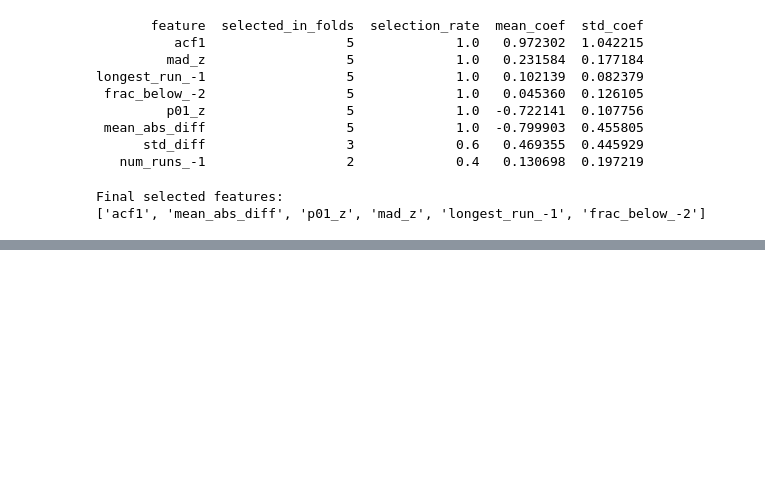
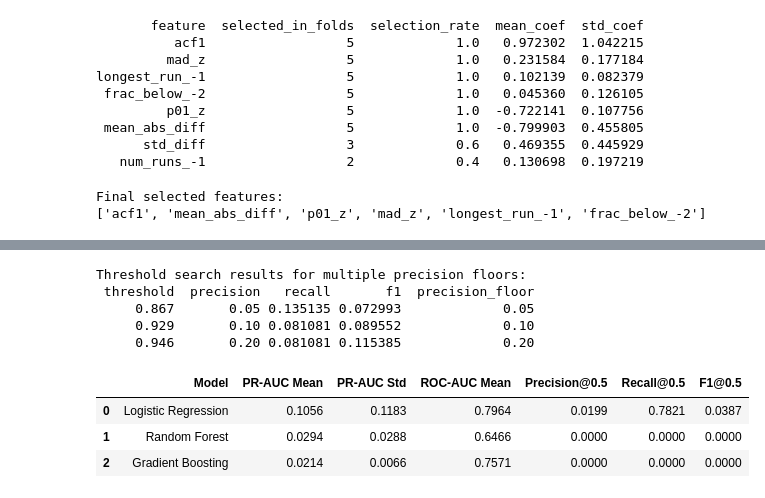
Before and after one commit to snedpie/exoplanet-hunting, a Jupyter notebook: main.ipynb, the cells around one changed output, grey strips where cells are left out. Cells and saved outputs as stored; diff of their text form; code cells hidden in the pictures; blank space fills up the shorter version.

```diff
--- a/main.ipynb
+++ b/main.ipynb
@@ -860,0 +1788,74 @@ Metric helpers ready:
+# %%
+# Run the same threshold search for precision floors 0.05, 0.10, and 0.20 to see which ones are stronger, and show a tradeoff curve
+
+precision_floors = [0.05, 0.10, 0.20]
+threshold_results = []
+
+for pf in precision_floors:
+    result = find_threshold_for_min_precision(
+        y_true=y_train,
+        y_prob=logit_oof_prob,
+        min_precision=pf,
+        n_steps=1001
+    )
+    result["precision_floor"] = pf
+    threshold_results.append(result)
+
+threshold_results_df = pd.DataFrame(threshold_results)
+print("Threshold search results for multiple precision floors:")
+print(threshold_results_df.round(6).to_string(index=False))
+# %% [output]
+Threshold search results for multiple precision floors:
+ threshold  precision   recall       f1  precision_floor
+     0.867       0.05 0.135135 0.072993             0.05
+     0.929       0.10 0.081081 0.089552             0.10
+     0.946       0.20 0.081081 0.115385             0.20
+# %%
+import pandas as pd
+
+def get_metric(summary_df, metric_name):
+    return summary_df.loc[summary_df["metric"] == metric_name, "mean"].iloc[0]
+
+def get_metric_std(summary_df, metric_name):
+    return summary_df.loc[summary_df["metric"] == metric_name, "std"].iloc[0]
+
+model_comparison_df = pd.DataFrame({
+    "Model": ["Logistic Regression", "Random Forest", "Gradient Boosting"],
+    "PR-AUC Mean": [
+        get_metric(logit_summary, "pr_auc"),
+        get_metric(rf_summary, "pr_auc"),
+        get_metric(gb_summary, "pr_auc"),
+    ],
+    "PR-AUC Std": [
+        get_metric_std(logit_summary, "pr_auc"),
+        get_metric_std(rf_summary, "pr_auc"),
+        get_metric_std(gb_summary, "pr_auc"),
+    ],
+    "ROC-AUC Mean": [
+        get_metric(logit_summary, "roc_auc"),
+        get_metric(rf_summary, "roc_auc"),
+        get_metric(gb_summary, "roc_auc"),
+    ],
+    "Precision@0.5": [
+        get_metric(logit_summary, "precision@0.5"),
+        get_metric(rf_summary, "precision@0.5"),
+        get_metric(gb_summary, "precision@0.5"),
+    ],
+    "Recall@0.5": [
+        get_metric(logit_summary, "recall@0.5"),
+        get_metric(rf_summary, "recall@0.5"),
+        get_metric(gb_summary, "recall@0.5"),
+    ],
+    "F1@0.5": [
+        get_metric(logit_summary, "f1@0.5"),
+        get_metric(rf_summary, "f1@0.5"),
+        get_metric(gb_summary, "f1@0.5"),
+    ],
+})
+
+model_comparison_df.round(4)
+# %% [output]
+|  | Model | PR-AUC Mean | PR-AUC Std | ROC-AUC Mean | Precision@0.5 | Recall@0.5 | F1@0.5 |
+| 0 | Logistic Regression | 0.1056 | 0.1183 | 0.7964 | 0.0199 | 0.7821 | 0.0387 |
+| 1 | Random Forest | 0.0294 | 0.0288 | 0.6466 | 0.0000 | 0.0000 | 0.0000 |
+| 2 | Gradient Boosting | 0.0214 | 0.0066 | 0.7571 | 0.0000 | 0.0000 | 0.0000 |
```
Also changed, not shown: parts of 19 cells of this notebook, 22 other files.
